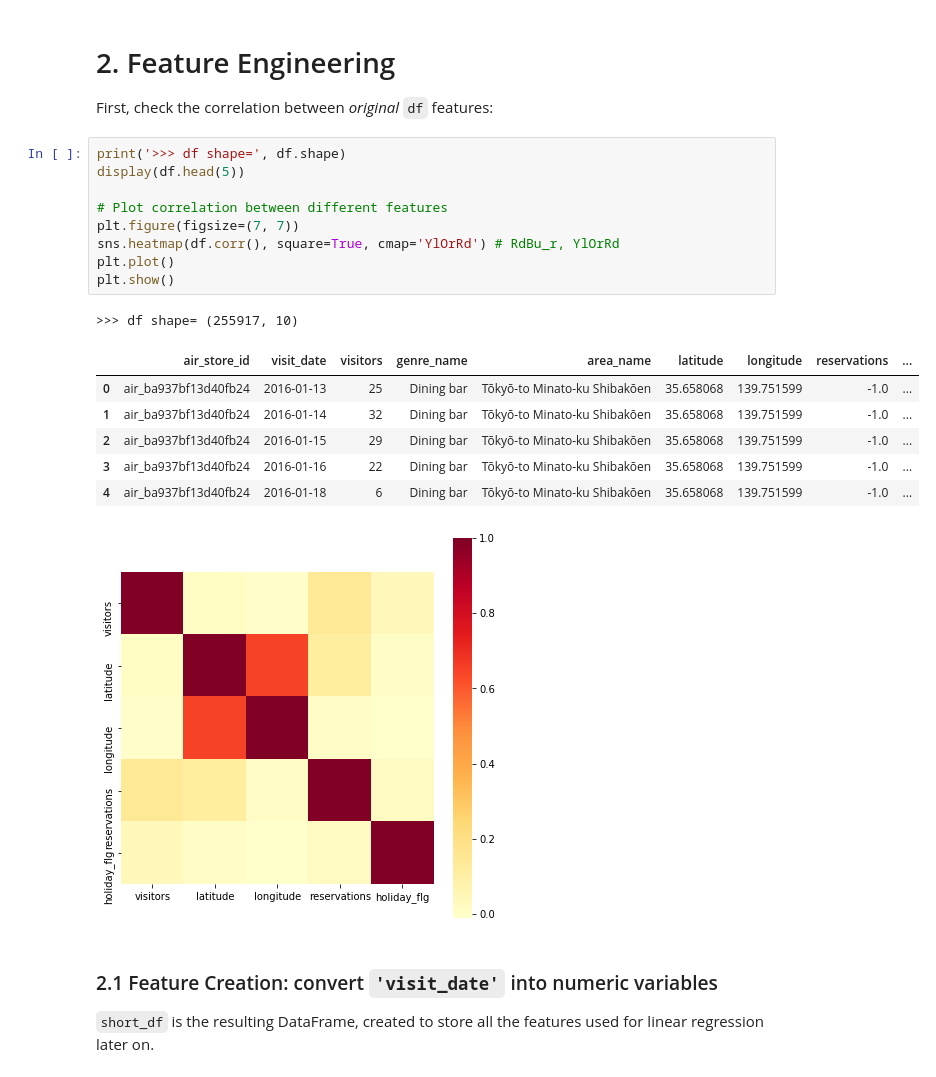
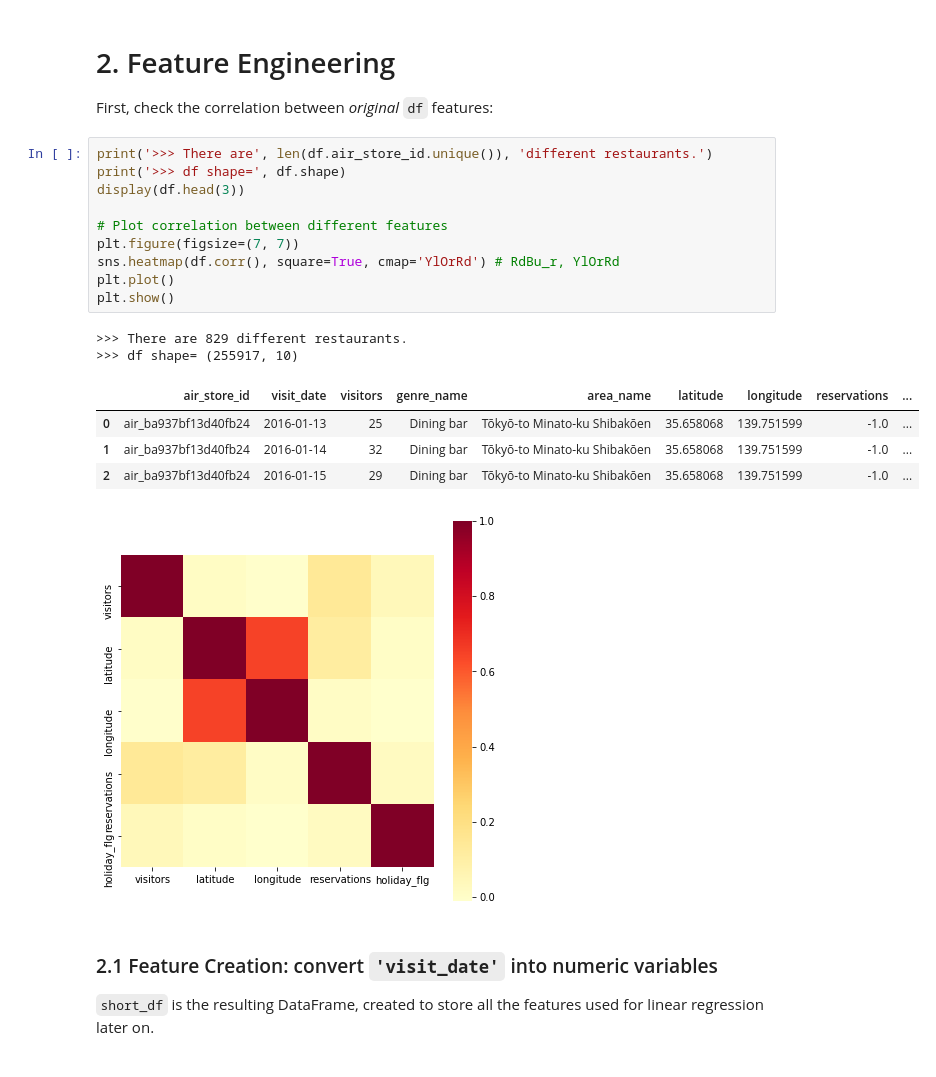
Before and after one commit to karlphillip/DataScience, a Jupyter notebook: Capstone Project1/3_regression.ipynb, the cells around one changed output. Drawn from its saved outputs; the diff is of its cells as text.

```diff
--- a/Capstone Project1/3_regression.ipynb
+++ b/Capstone Project1/3_regression.ipynb
@@ -44,22 +51,22 @@ A Jupyter Widget
 
 First, check the correlation between *original* `df` features:
 # %%
+print('>>> There are', len(df.air_store_id.unique()), 'different restaurants.')
 print('>>> df shape=', df.shape)
-display(df.head(5))
+display(df.head(3))
 
 # Plot correlation between different features
 plt.figure(figsize=(7, 7))
 sns.heatmap(df.corr(), square=True, cmap='YlOrRd') # RdBu_r, YlOrRd
 plt.plot()
 plt.show()
 # %% [output]
+>>> There are 829 different restaurants.
 >>> df shape= (255917, 10)
 |  | air_store_id | visit_date | visitors | genre_name | area_name | latitude | longitude | reservations | ... |
 | 0 | air_ba937bf13d40fb24 | 2016-01-13 | 25 | Dining bar | Tōkyō-to Minato-ku Shibakōen | 35.658068 | 139.751599 | -1.0 | ... |
 | 1 | air_ba937bf13d40fb24 | 2016-01-14 | 32 | Dining bar | Tōkyō-to Minato-ku Shibakōen | 35.658068 | 139.751599 | -1.0 | ... |
 | 2 | air_ba937bf13d40fb24 | 2016-01-15 | 29 | Dining bar | Tōkyō-to Minato-ku Shibakōen | 35.658068 | 139.751599 | -1.0 | ... |
-| 3 | air_ba937bf13d40fb24 | 2016-01-16 | 22 | Dining bar | Tōkyō-to Minato-ku Shibakōen | 35.658068 | 139.751599 | -1.0 | ... |
-| 4 | air_ba937bf13d40fb24 | 2016-01-18 | 6 | Dining bar | Tōkyō-to Minato-ku Shibakōen | 35.658068 | 139.751599 | -1.0 | ... |
 [figure]
 # %% [markdown]
 ### 2.1 Feature Creation: convert `'visit_date'` into numeric variables
```
Also changed, not shown: parts of 15 cells of this notebook.
